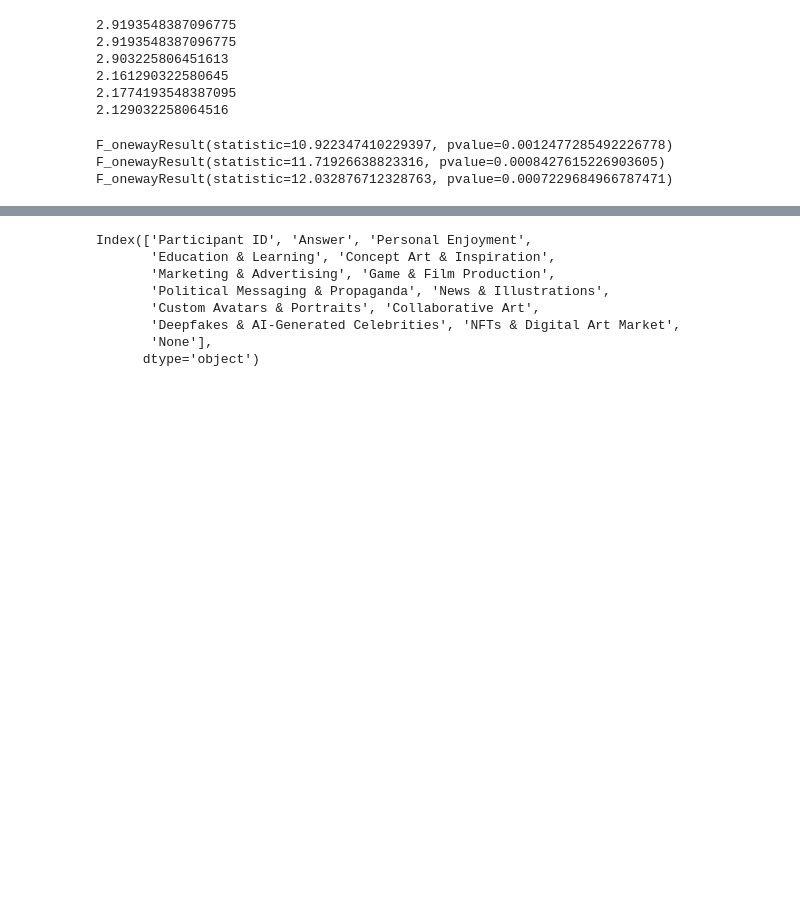
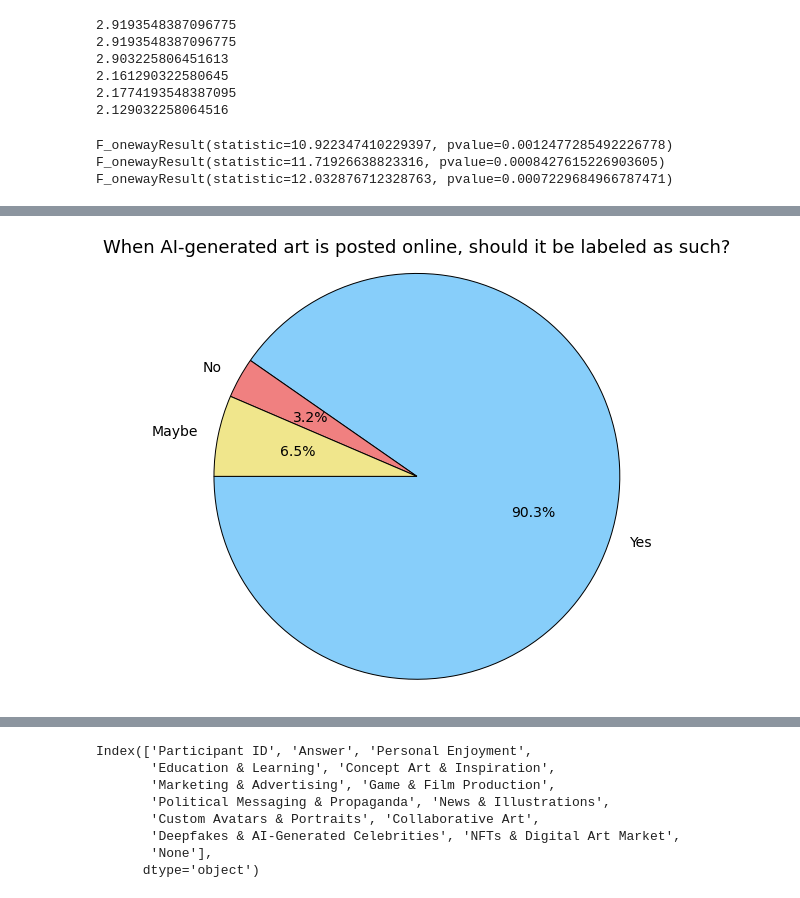
Before and after one commit to anna-poon/ethics-project, a Jupyter notebook: survey_analysis/analysis.ipynb, the cells around one changed output, grey strips where cells are left out. Cells and saved outputs as stored; diff of their text form; code cells hidden in the pictures; blank space fills up the shorter version.

```diff
--- a/survey_analysis/analysis.ipynb
+++ b/survey_analysis/analysis.ipynb
@@ -125,0 +147,15 @@ F_onewayResult(statistic=12.032876712328763, pvalue=0.0007229684966787471)
+# %%
+used_AI = data_df["When AI-generated art is posted online, should it be labeled as such?"].dropna()
+counts = {}
+for val in used_AI:
+    counts[val] = counts.get(val, 0) + 1
+labels = counts.keys()
+sizes = counts.values()
+colors = ['lightskyblue','lightcoral', 'khaki', ]
+plt.figure(figsize=(8,8))
+plt.pie(sizes, labels=labels, colors=colors, autopct='%1.1f%%', startangle=180, wedgeprops={'edgecolor': 'black'}, textprops={'fontsize': 14})
+plt.axis('equal')
+plt.title('When AI-generated art is posted online, should it be labeled as such?', size=18)
+plt.show()
+# %% [output]
+[figure, added]
```
Also changed, not shown: parts of 6 cells of this notebook.
